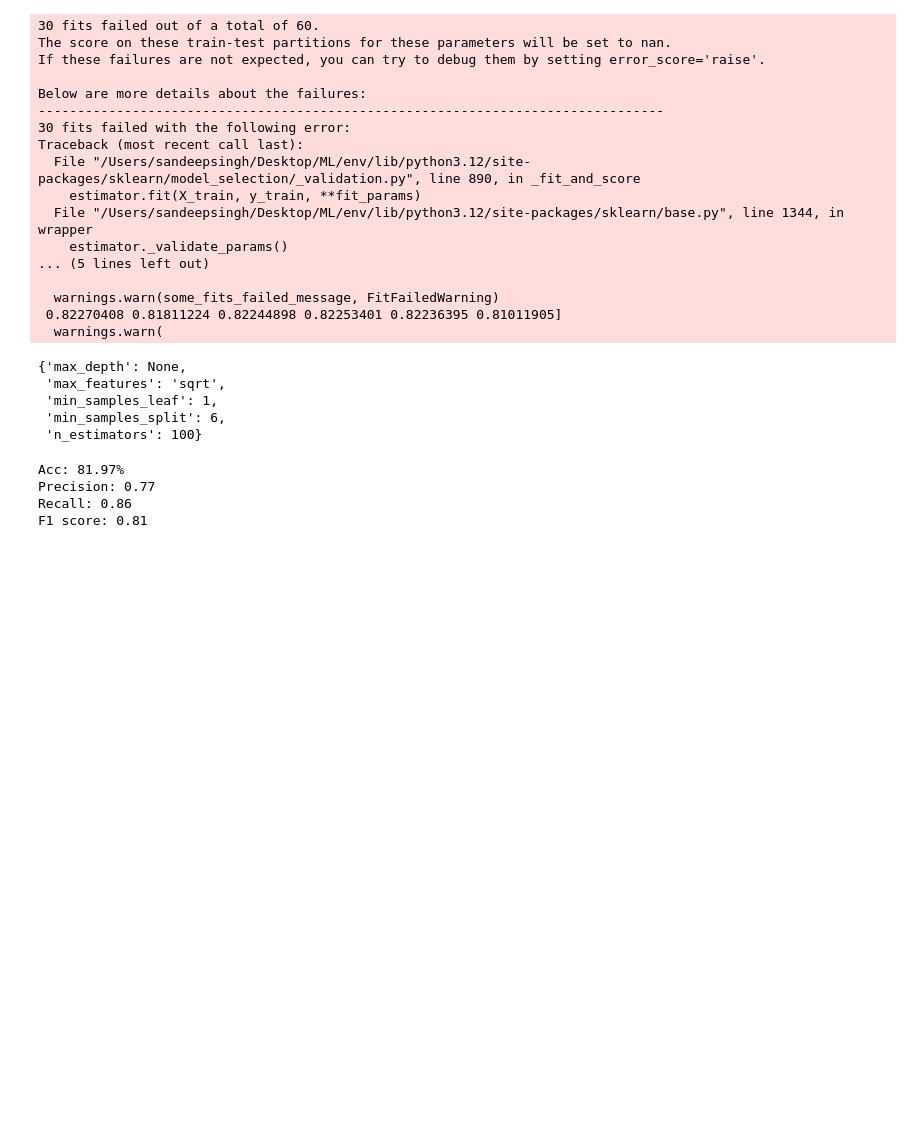
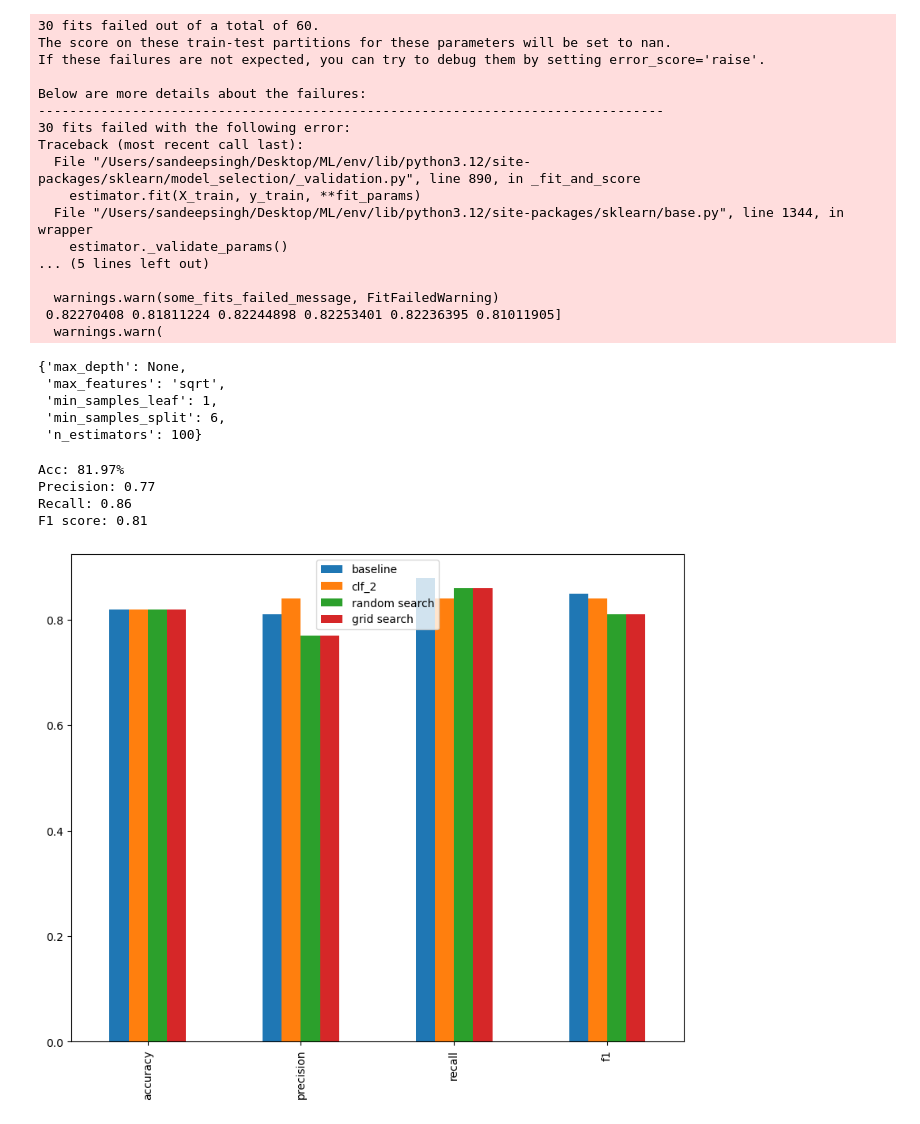
Before and after one commit to snmsndhu/Machine_Learning, a Jupyter notebook: 04_scikit_learn/introduction_to_scikit_learn.ipynb, the cells around one changed output. Cells and saved outputs as stored; diff of their text form; code cells hidden in the pictures; blank space fills up the shorter version.

```diff
--- a/04_scikit_learn/introduction_to_scikit_learn.ipynb
+++ b/04_scikit_learn/introduction_to_scikit_learn.ipynb
@@ -1850,3 +1850,12 @@ Acc: 81.97%
 Precision: 0.77
 Recall: 0.86
 F1 score: 0.81
+# %%
+compare_metrics = pd.DataFrame({"baseline": baseline_metrics,
+                                "clf_2": clf_2_metrics,
+                                "random search": rs_metrics,
+                                "grid search": gs_metrics})
+
+compare_metrics.plot.bar(figsize=(10, 8));
+# %% [output]
+[figure, added]
```
